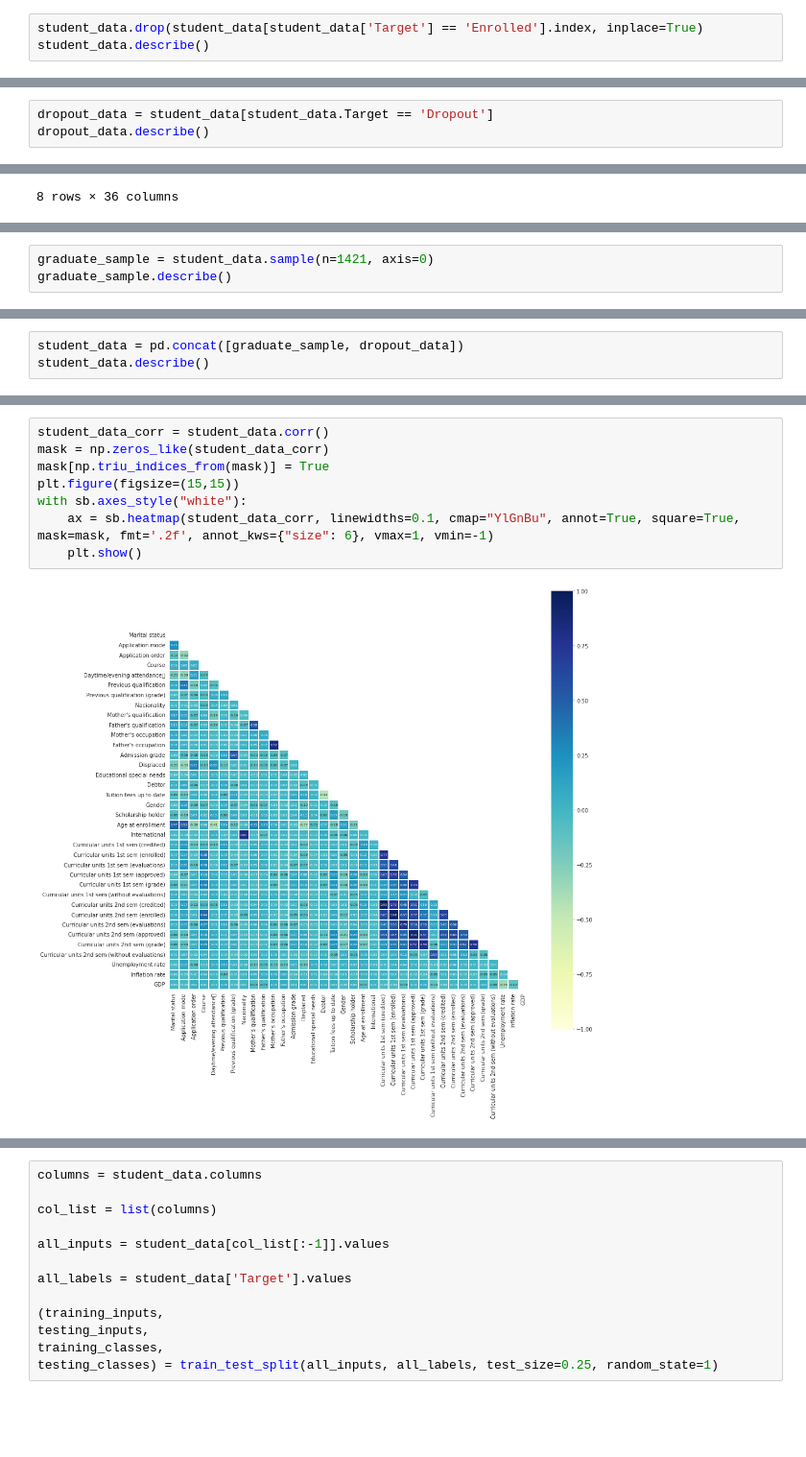
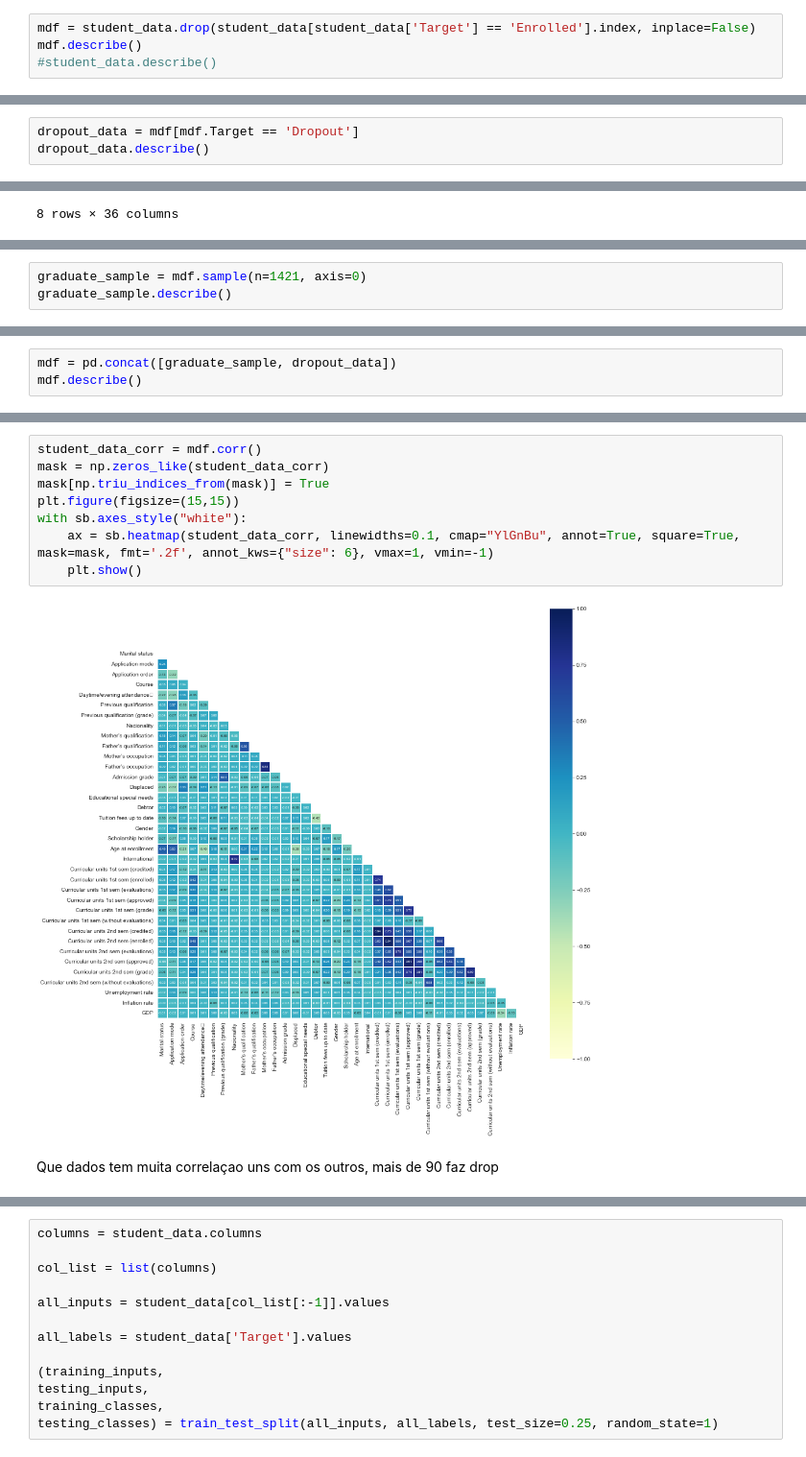
Before and after one commit to HenriqueNPinho/FEUP-IArt, a Jupyter notebook: Project_2/Students Dropout and Success.ipynb, the cells around one changed output, grey strips where cells are left out. Shown at 96% size. Saved outputs shown, nothing was run; the diff lists cells and outputs as text; blank space fills up the shorter version.

```diff
--- a/Project_2/Students Dropout and Success.ipynb
+++ b/Project_2/Students Dropout and Success.ipynb
@@ -86,8 +93,9 @@ plt.bar(['Graduated', 'Enrolled', 'Dropout'], [len(graduated), len(enrolled), le
 <BarContainer object of 3 artists>
 [figure]
 # %%
-student_data.drop(student_data[student_data['Target'] == 'Enrolled'].index, inplace=True)
-student_data.describe()
+mdf = student_data.drop(student_data[student_data['Target'] == 'Enrolled'].index, inplace=False)
+mdf.describe()
+#student_data.describe()
 # %% [output]
 |  | Marital status | Application mode | Application order | Course | Daytime/evening attendance\t | ... |
 | count | 3630.000000 | 3630.000000 | 3630.000000 | 3630.000000 | 3630.000000 | ... |
@@ -114,7 +122,7 @@ graduate_data.describe()
 | max | 6.000000 | 57.000000 | 6.000000 | 9991.000000 | 1.000000 | ... |
 8 rows × 36 columns
 # %%
-dropout_data = student_data[student_data.Target == 'Dropout']
+dropout_data = mdf[mdf.Target == 'Dropout']
 dropout_data.describe()
 # %% [output]
 |  | Marital status | Application mode | Application order | Course | Daytime/evening attendance\t | ... |
@@ -130,5 +140,5 @@ dropout_data.describe()
 # %%
-graduate_sample = student_data.sample(n=1421, axis=0)
+graduate_sample = mdf.sample(n=1421, axis=0)
 graduate_sample.describe()
 # %% [output]
 |  | Marital status | Application mode | Application order | Course | Daytime/evening attendance\t | ... |
@@ -142,8 +152,8 @@ graduate_sample.describe()
 | max | 6.000000 | 53.000000 | 6.000000 | 9991.000000 | 1.000000 | ... |
 8 rows × 36 columns
 # %%
-student_data = pd.concat([graduate_sample, dropout_data])
-student_data.describe()
+mdf = pd.concat([graduate_sample, dropout_data])
+mdf.describe()
 # %% [output]
 |  | Marital status | Application mode | Application order | Course | Daytime/evening attendance\t | ... |
 | count | 2842.000000 | 2842.000000 | 2842.000000 | 2842.000000 | 2842.000000 | ... |
@@ -156,13 +166,15 @@ student_data.describe()
 | max | 6.000000 | 53.000000 | 6.000000 | 9991.000000 | 1.000000 | ... |
 8 rows × 36 columns
 # %%
-student_data_corr = student_data.corr()
+student_data_corr = mdf.corr()
 mask = np.zeros_like(student_data_corr)
 mask[np.triu_indices_from(mask)] = True
 plt.figure(figsize=(15,15))
 with sb.axes_style("white"):
     ax = sb.heatmap(student_data_corr, linewidths=0.1, cmap="YlGnBu", annot=True, square=True, mask=mask, fmt='.2f', annot_kws={"size": 6}, vmax=1, vmin=-1)
     plt.show()
 # %% [output]
-[figure, old version]
+[figure, new version]
+# %% [markdown]
+Que dados tem muita correlaçao uns com os outros, mais de 90 faz drop
 # %%
```
Also changed, not shown: parts of 46 cells of this notebook, 1 other file.
